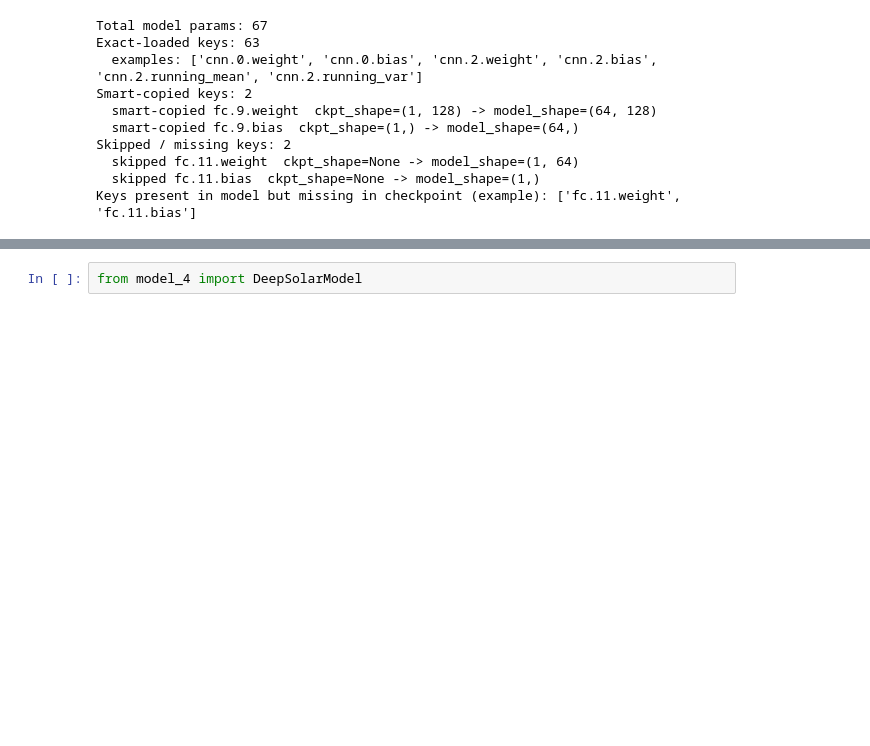
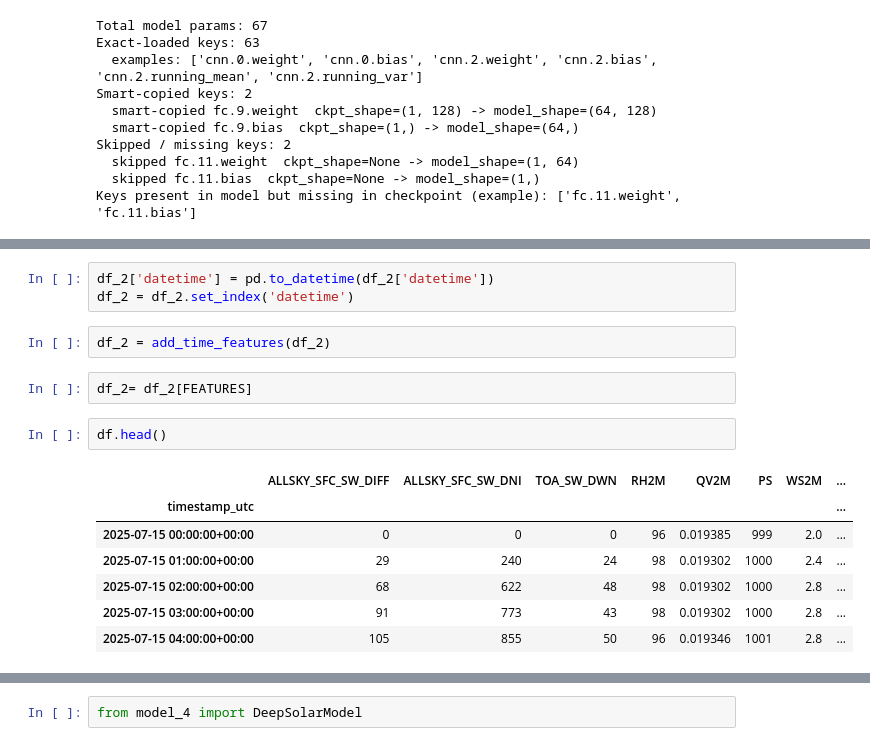
Before and after one commit to studentanush/weatherNet, a Jupyter notebook: testing.ipynb, the cells around one changed output, grey strips where cells are left out. Saved outputs shown, nothing was run; the diff lists cells and outputs as text; blank space fills up the shorter version.

```diff
--- a/testing.ipynb
+++ b/testing.ipynb
@@ -600,0 +618,17 @@ Keys present in model but missing in checkpoint (example): ['fc.11.weight', 'fc.
+# %%
+df_2['datetime'] = pd.to_datetime(df_2['datetime'])
+df_2 = df_2.set_index('datetime')
+# %%
+df_2 = add_time_features(df_2)
+# %%
+df_2= df_2[FEATURES]
+# %%
+df.head()
+# %% [output]
+|  | ALLSKY_SFC_SW_DIFF | ALLSKY_SFC_SW_DNI | TOA_SW_DWN | RH2M | QV2M | PS | WS2M | ... |
+| timestamp_utc |  |  |  |  |  |  |  | ... |
+| 2025-07-15 00:00:00+00:00 | 0 | 0 | 0 | 96 | 0.019385 | 999 | 2.0 | ... |
+| 2025-07-15 01:00:00+00:00 | 29 | 240 | 24 | 98 | 0.019302 | 1000 | 2.4 | ... |
+| 2025-07-15 02:00:00+00:00 | 68 | 622 | 48 | 98 | 0.019302 | 1000 | 2.8 | ... |
+| 2025-07-15 03:00:00+00:00 | 91 | 773 | 43 | 98 | 0.019302 | 1000 | 2.8 | ... |
+| 2025-07-15 04:00:00+00:00 | 105 | 855 | 50 | 96 | 0.019346 | 1001 | 2.8 | ... |
```
Also changed, not shown: parts of 8 cells of this notebook, 8 other files.
